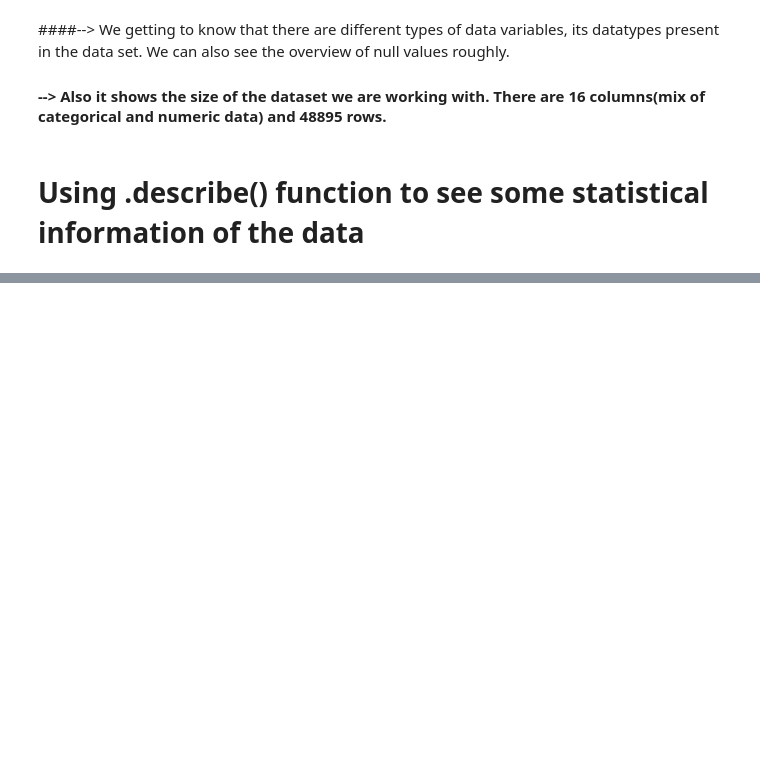
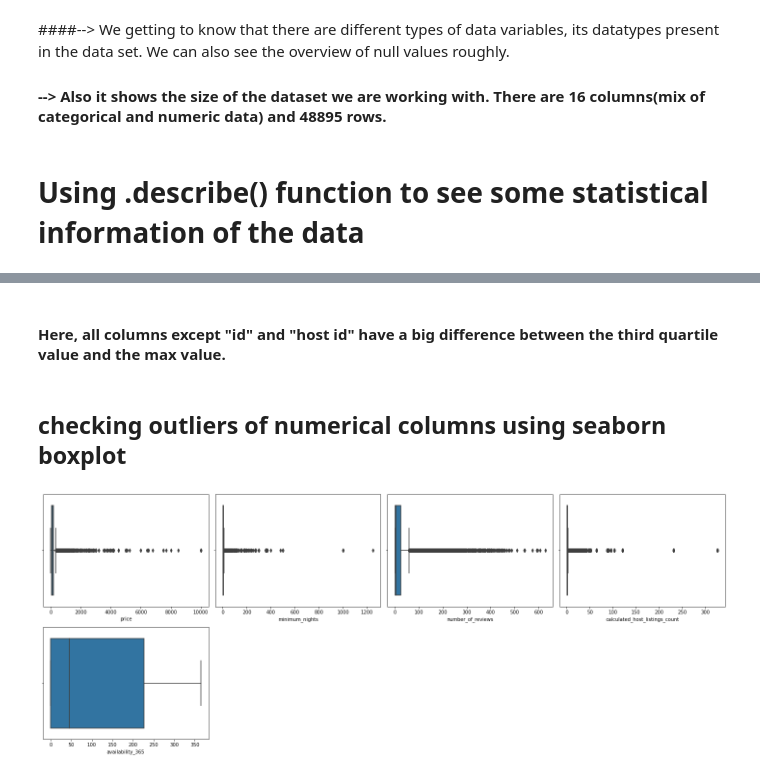
Before and after one commit to navinsambari123/Airbnb-EDA-Project, a Jupyter notebook: Airbnb_Bookings_Analysis_Capstone_Project.ipynb, the cells around one changed output, grey strips where cells are left out. Saved outputs shown, nothing was run; the diff lists cells and outputs as text; code cells hidden in the pictures; blank space fills up the shorter version.

```diff
--- a/Airbnb_Bookings_Analysis_Capstone_Project.ipynb
+++ b/Airbnb_Bookings_Analysis_Capstone_Project.ipynb
@@ -95,0 +127,4 @@ df.describe()
+# %%
+#drop unwanted columns...
+df.drop(['host_name','name','latitude','longitude','last_review'], axis = 1,inplace = True)
+df
@@ -95,0 +147,6 @@ df.describe()
+# %%
+# replacing all null values in review_per_month with 0
+df.fillna({'reviews_per_month':0,}, inplace=True)
+
+# Verifying the changes
+df.isnull().sum()
@@ -95,0 +181,16 @@ df.describe()
+# %% [markdown]
+#### Here, all columns except "id" and "host id" have a big difference between the third quartile value and the max value.
+# %% [markdown]
+##  checking outliers of numerical columns using seaborn boxplot
+# %%
+columns = [ 'price', 'minimum_nights', 'number_of_reviews', 'calculated_host_listings_count', 'availability_365']
+n = 1
+plt.figure(figsize=(20,15))
+
+for column in columns:
+  plt.subplot(4,4,n)
+  n = n+1
+  sns.boxplot(df[column])
+  plt.tight_layout()
+# %% [output]
+[figure, added]
```
Also changed, not shown: parts of 20 cells of this notebook.
